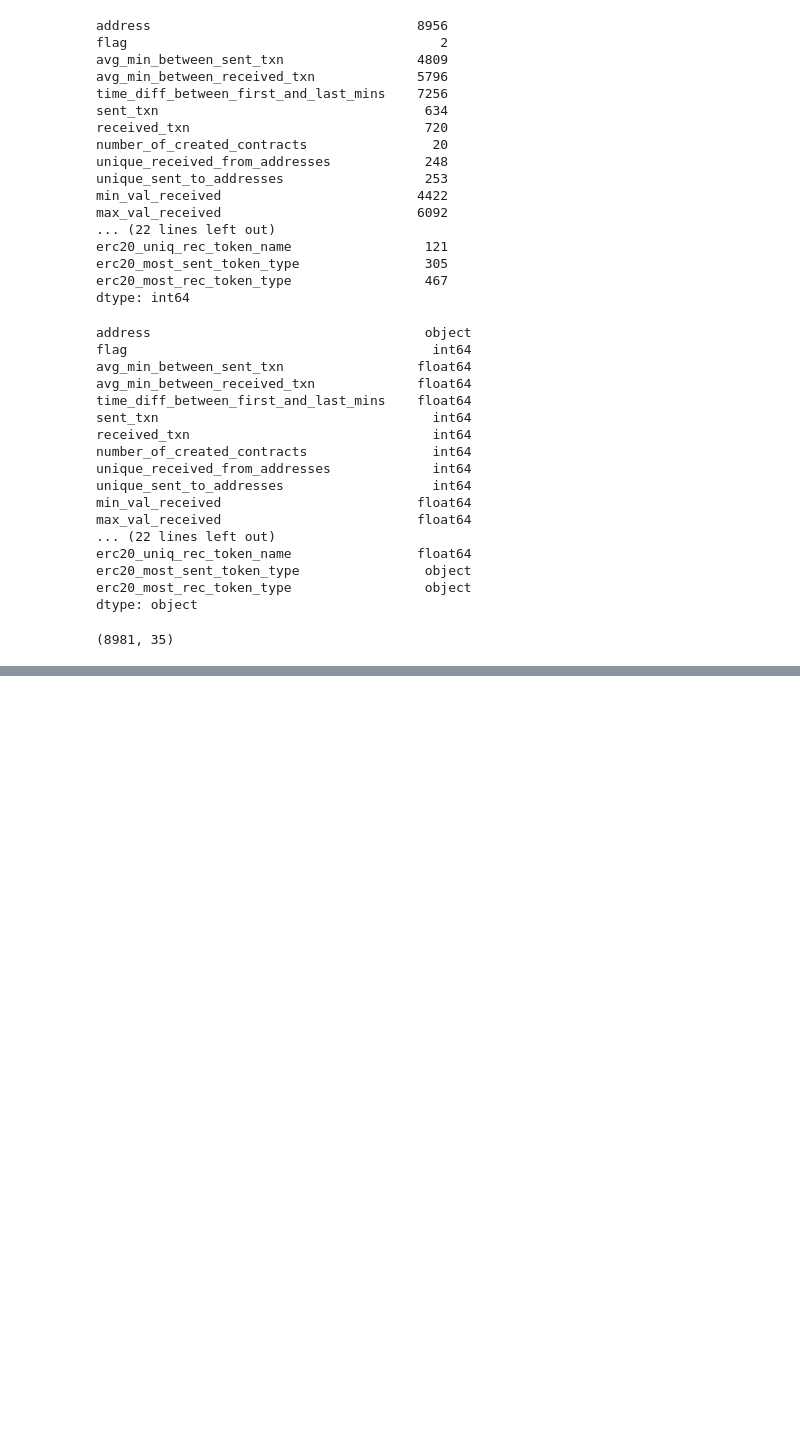
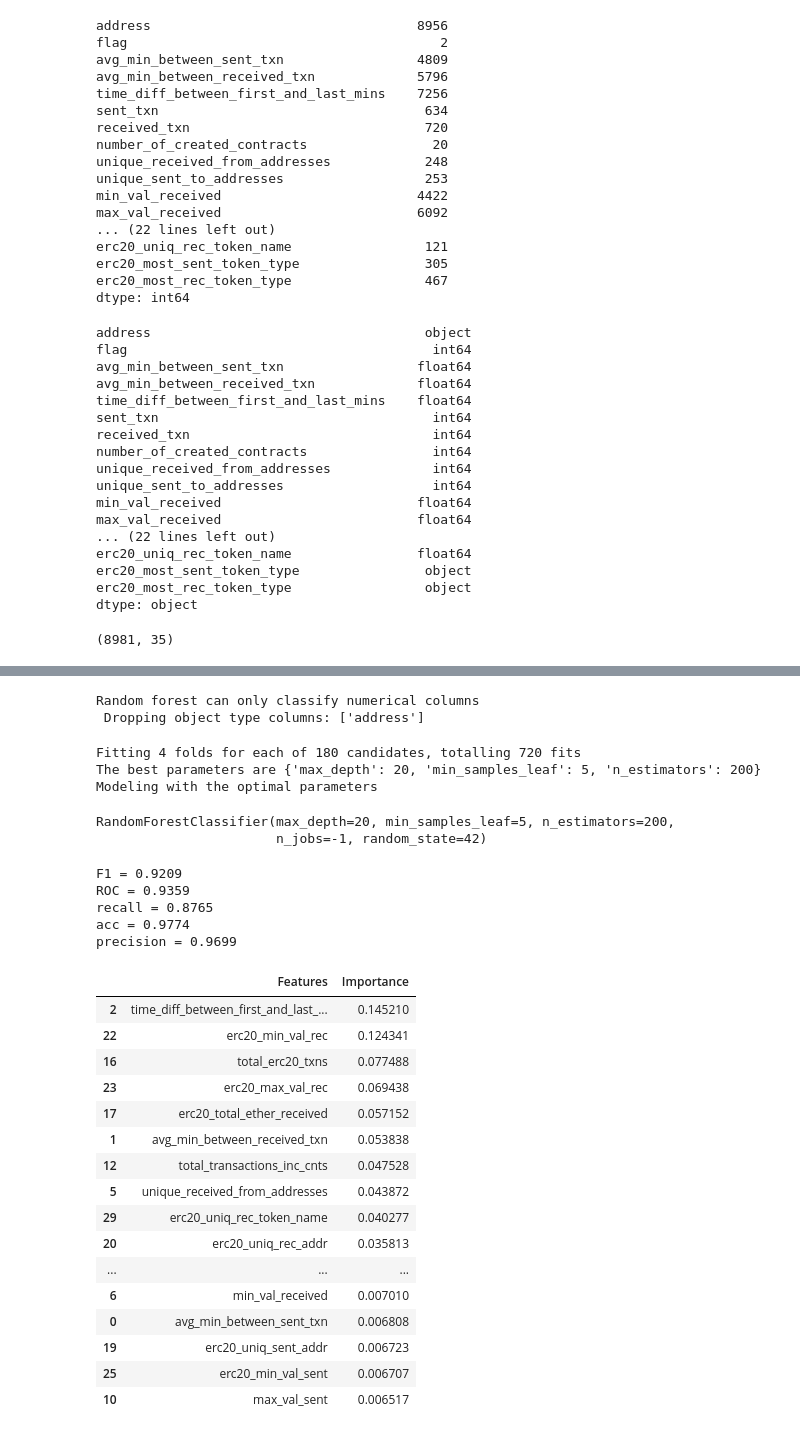
Before and after one commit to PZ808/ETH-scam-ml, a Jupyter notebook: modded/RF_Model.ipynb, the cells around one changed output, grey strips where cells are left out. Drawn from its saved outputs; the diff is of its cells as text; code cells hidden in the pictures; blank space fills up the shorter version.

```diff
--- a/modded/RF_Model.ipynb
+++ b/modded/RF_Model.ipynb
@@ -310,6 +286,5 @@ array([0.00733336, 0.05252212, 0.13460703, 0.01044012, 0.03085962,
 # %%
-feature_imp_df = pd.DataFrame({
-    "Features" : X_train.columns,
-    "Importance" : rf_best.feature_importances_
-})
-feature_imp_df.sort_values(by="Importance",ascending=False)
+def get_features_importances(X_train, rf):
+    feature_imp_df = pd.DataFrame({"Features" : X_train.columns,
+                                   "Importance" : rf.feature_importances_})
+    return feature_imp_df.sort_values(by="Importance",ascending=False)
@@ -348,0 +335,42 @@ plt.show();
+# %%
+X_train, X_test, y_train, y_test = test_train_split(df)
+# %% [output]
+Random forest can only classify numerical columns
+ Dropping object type columns: ['address']
+# %%
+rf_opt = random_forest_optimize(X_train, y_train)
+rf_opt.fit(X_train, y_train)
+# %% [output]
+Fitting 4 folds for each of 180 candidates, totalling 720 fits
+The best parameters are {'max_depth': 20, 'min_samples_leaf': 5, 'n_estimators': 200}
+Modeling with the optimal parameters
+RandomForestClassifier(max_depth=20, min_samples_leaf=5, n_estimators=200,
+                       n_jobs=-1, random_state=42)
+# %%
+y_pred = opt_pred(X_train, y_train, X_test, y_test)
+# %% [output]
+F1 = 0.9209
+ROC = 0.9359
+recall = 0.8765
+acc = 0.9774
+precision = 0.9699
+# %%
+get_features_importances(X_train, rf_opt)
+# %% [output]
+|  | Features | Importance |
+| 2 | time_diff_between_first_and_last_... | 0.145210 |
+| 22 | erc20_min_val_rec | 0.124341 |
+| 16 | total_erc20_txns | 0.077488 |
+| 23 | erc20_max_val_rec | 0.069438 |
+| 17 | erc20_total_ether_received | 0.057152 |
+| 1 | avg_min_between_received_txn | 0.053838 |
+| 12 | total_transactions_inc_cnts | 0.047528 |
+| 5 | unique_received_from_addresses | 0.043872 |
+| 29 | erc20_uniq_rec_token_name | 0.040277 |
+| 20 | erc20_uniq_rec_addr | 0.035813 |
+| ... | ... | ... |
+| 6 | min_val_received | 0.007010 |
+| 0 | avg_min_between_sent_txn | 0.006808 |
+| 19 | erc20_uniq_sent_addr | 0.006723 |
+| 25 | erc20_min_val_sent | 0.006707 |
+| 10 | max_val_sent | 0.006517 |
```
Also changed, not shown: parts of 28 cells of this notebook.
